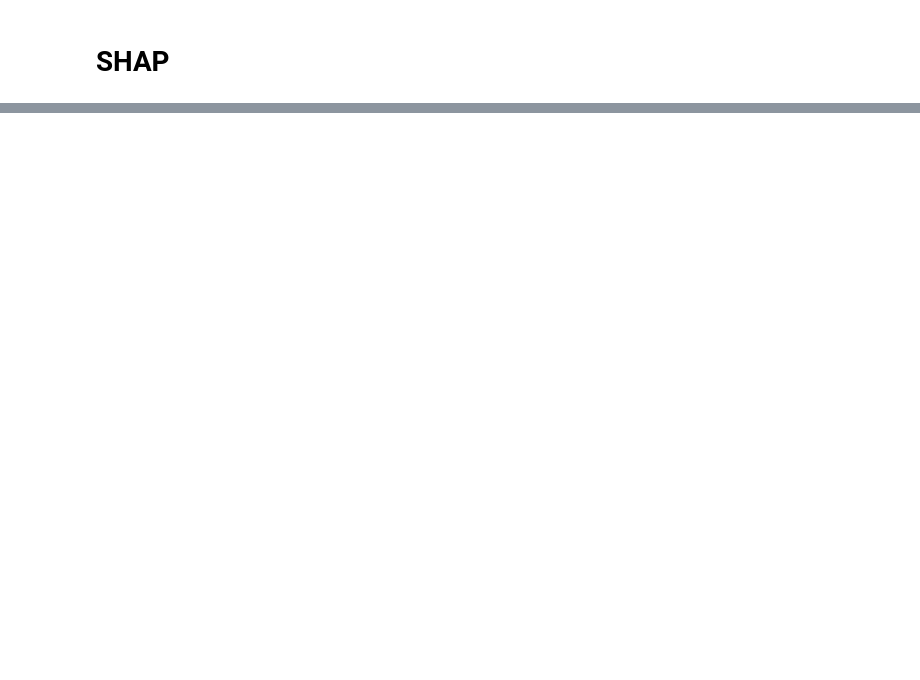
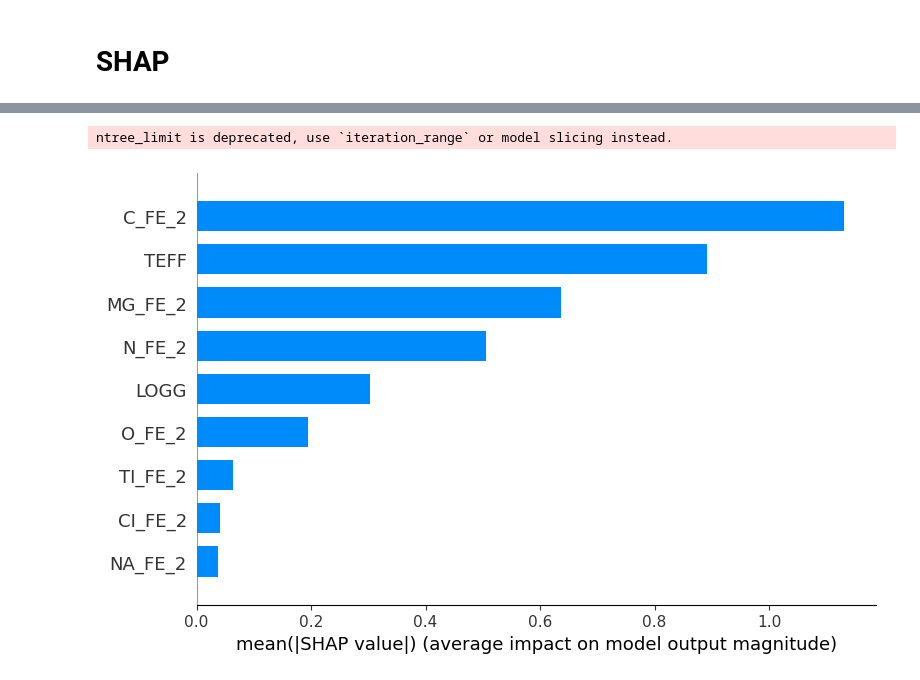
Before and after one commit to fjaellet/xgboost_chem_ages, a Jupyter notebook: py/Miglio2021.ipynb, the cells around one changed output, grey strips where cells are left out. Saved outputs shown, nothing was run; the diff lists cells and outputs as text; code cells hidden in the pictures; blank space fills up the shorter version.

```diff
--- a/py/Miglio2021.ipynb
+++ b/py/Miglio2021.ipynb
@@ -253,0 +356,11 @@ modified_abunds = abund + np.random.normal(0, error_abund)
+# %%
+#Fem un shap values de la ultima iteracio per veure que tal
+import shap
+# Fits the explainer
+explainer = shap.Explainer(modeli)
+# Calculates the SHAP values - It takes some time
+shap_values = explainer(test_X)
+shap.summary_plot(shap_values, test_X, plot_type="bar")
+# %% [output]
+ntree_limit is deprecated, use `iteration_range` or model slicing instead.
+[figure, added]
```
Also changed, not shown: parts of 30 cells of this notebook, 2 other files.
